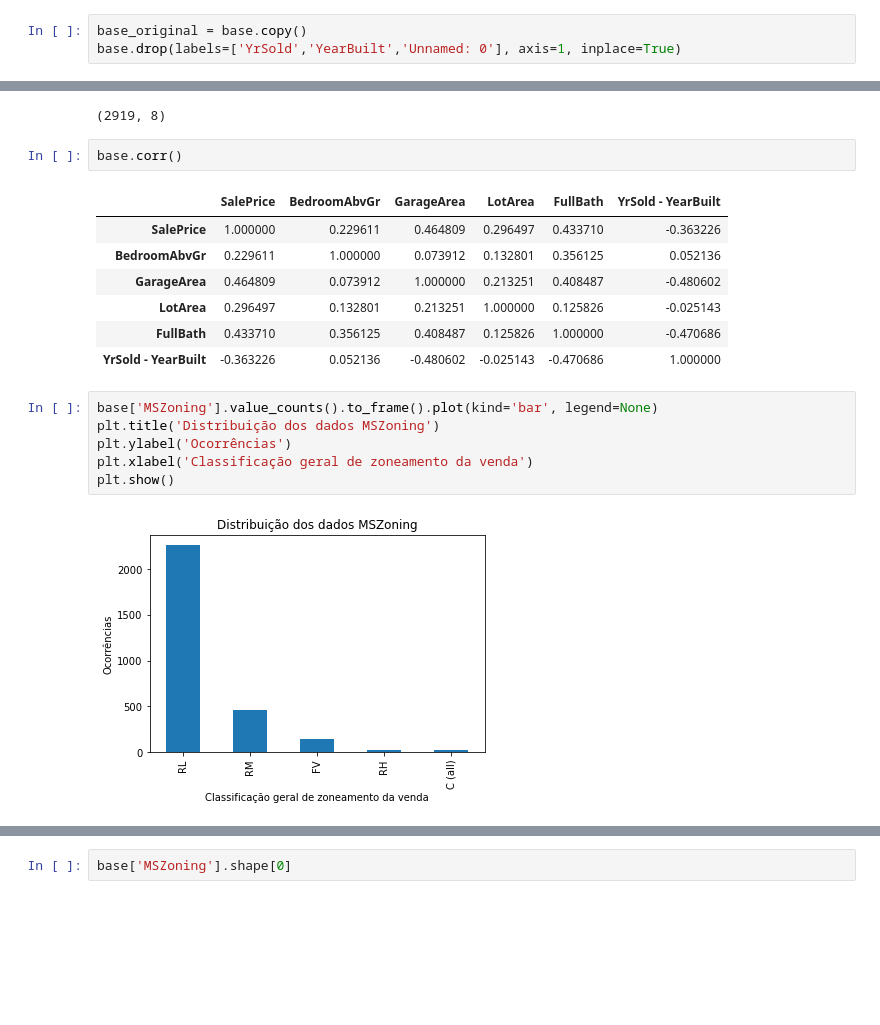
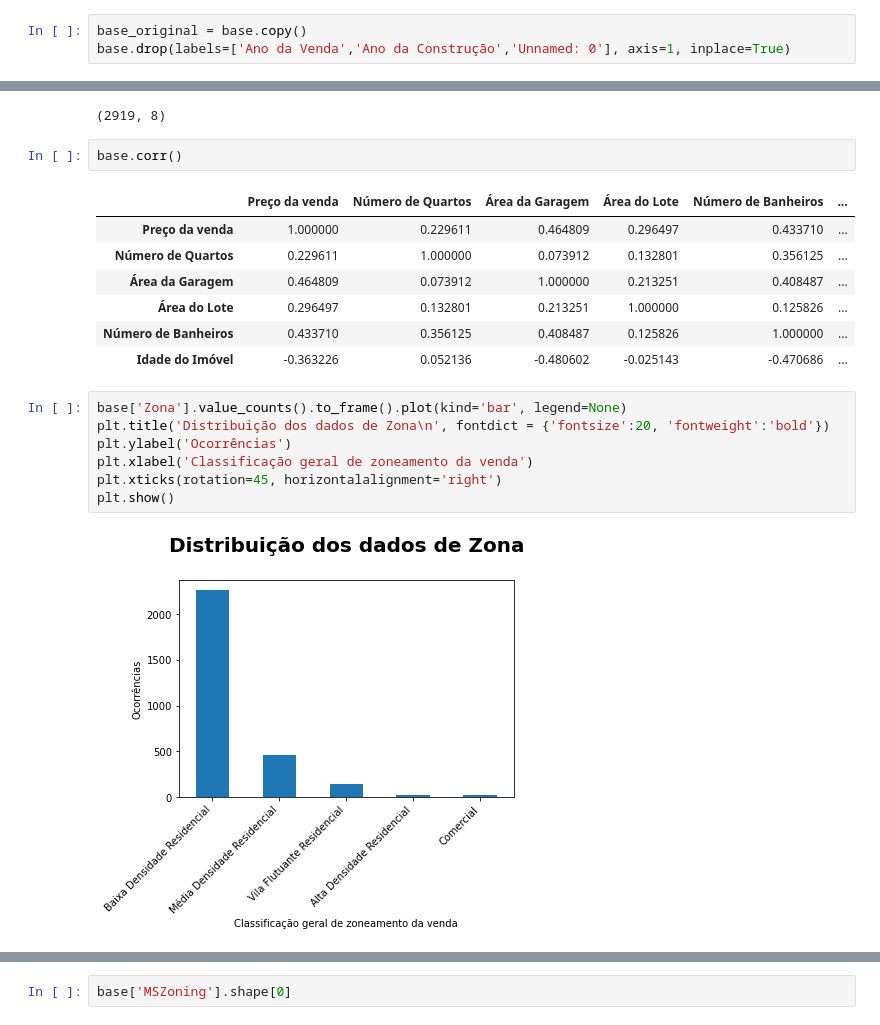
Before and after one commit to fabioheiji/mqaa, a Jupyter notebook: Analises_Descritivas.ipynb, the cells around one changed output, grey strips where cells are left out. Cells and saved outputs as stored; diff of their text form; blank space fills up the shorter version.

```diff
--- a/Analises_Descritivas.ipynb
+++ b/Analises_Descritivas.ipynb
@@ -11,7 +13,7 @@ from sklearn.metrics.pairwise import euclidean_distances
 base = pd.read_csv('Base mesclada filtrada.csv')
 # %%
 base_original = base.copy()
-base.drop(labels=['YrSold','YearBuilt','Unnamed: 0'], axis=1, inplace=True)
+base.drop(labels=['Ano da Venda','Ano da Construção','Unnamed: 0'], axis=1, inplace=True)
 # %%
 base.head()
 # %% [output]
@@ -28,19 +30,20 @@ base.shape
 # %%
 base.corr()
 # %% [output]
-|  | SalePrice | BedroomAbvGr | GarageArea | LotArea | FullBath | YrSold - YearBuilt |
-| SalePrice | 1.000000 | 0.229611 | 0.464809 | 0.296497 | 0.433710 | -0.363226 |
-| BedroomAbvGr | 0.229611 | 1.000000 | 0.073912 | 0.132801 | 0.356125 | 0.052136 |
-| GarageArea | 0.464809 | 0.073912 | 1.000000 | 0.213251 | 0.408487 | -0.480602 |
-| LotArea | 0.296497 | 0.132801 | 0.213251 | 1.000000 | 0.125826 | -0.025143 |
-| FullBath | 0.433710 | 0.356125 | 0.408487 | 0.125826 | 1.000000 | -0.470686 |
-| YrSold - YearBuilt | -0.363226 | 0.052136 | -0.480602 | -0.025143 | -0.470686 | 1.000000 |
+|  | Preço da venda | Número de Quartos | Área da Garagem | Área do Lote | Número de Banheiros | ... |
+| Preço da venda | 1.000000 | 0.229611 | 0.464809 | 0.296497 | 0.433710 | ... |
+| Número de Quartos | 0.229611 | 1.000000 | 0.073912 | 0.132801 | 0.356125 | ... |
+| Área da Garagem | 0.464809 | 0.073912 | 1.000000 | 0.213251 | 0.408487 | ... |
+| Área do Lote | 0.296497 | 0.132801 | 0.213251 | 1.000000 | 0.125826 | ... |
+| Número de Banheiros | 0.433710 | 0.356125 | 0.408487 | 0.125826 | 1.000000 | ... |
+| Idade do Imóvel | -0.363226 | 0.052136 | -0.480602 | -0.025143 | -0.470686 | ... |
 # %%
-base['MSZoning'].value_counts().to_frame().plot(kind='bar', legend=None)
-plt.title('Distribuição dos dados MSZoning')
+base['Zona'].value_counts().to_frame().plot(kind='bar', legend=None)
+plt.title('Distribuição dos dados de Zona\n', fontdict = {'fontsize':20, 'fontweight':'bold'})
 plt.ylabel('Ocorrências')
 plt.xlabel('Classificação geral de zoneamento da venda')
+plt.xticks(rotation=45, horizontalalignment='right')
 plt.show()
 # %% [output]
-[figure, old version]
+[figure, new version]
 # %%
```
Also changed, not shown: parts of 30 cells of this notebook, 1 other file.
